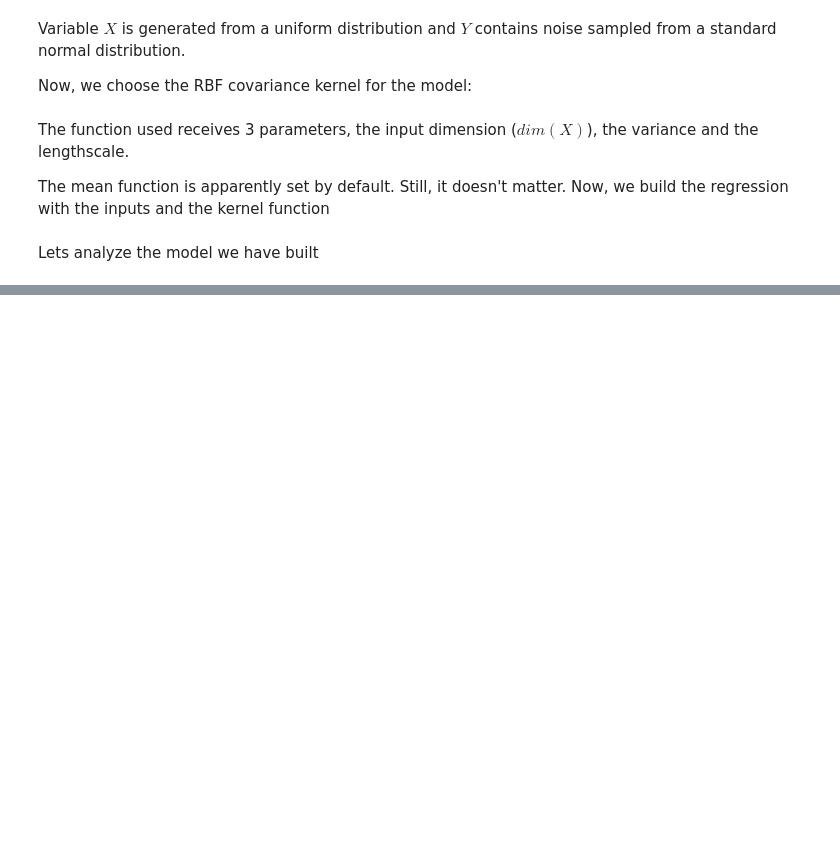
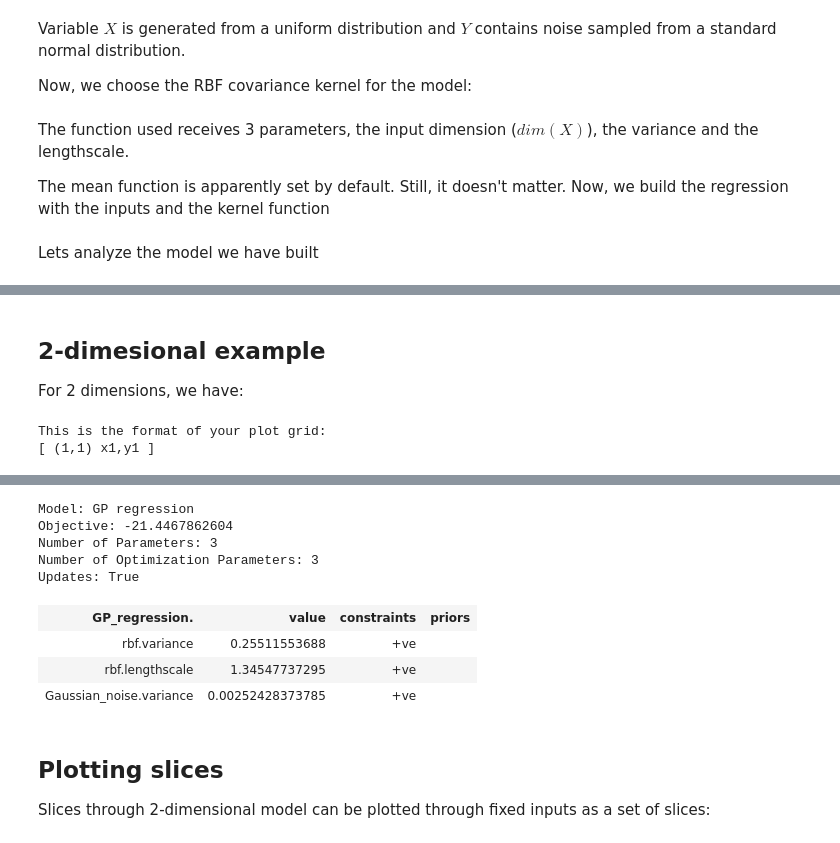
Before and after one commit to jsmarti/SURF_2016, a Jupyter notebook: My_notebook/My Notebook/Gaussian Process Tests.ipynb, the cells around one changed output, grey strips where cells are left out. Saved outputs shown, nothing was run; the diff lists cells and outputs as text; code cells hidden in the pictures; blank space fills up the shorter version.

```diff
--- a/My_notebook/My Notebook/Gaussian Process Tests.ipynb
+++ b/My_notebook/My Notebook/Gaussian Process Tests.ipynb
@@ -107,0 +166,23 @@ High five! You successfuly sent some data to your account on plotly. View your p
+# %% [markdown]
+## 2-dimesional example
+
+For 2 dimensions, we have:
+# %%
+#Sample inputs and outputs
+X = np.random.uniform(-3.,3.,(50,2))
+Y = np.sin(X[:,0:1])*np.sin(X[:,1:]) + np.random.randn(50,1)*0.05
+
+#Define the kernel
+k = GPy.kern.RBF(input_dim=2, variance = 1., lengthscale = 1.)
+
+#Model
+m = GPy.models.GPRegression(X,Y,k)
+
+#Optimize and plot
+m.optimize(messages = True, max_f_eval = 1000)
+fig = m.plot()
+display(GPy.plotting.show(fig, filename='2d regression'))
+display(m)
+# %% [output]
+This is the format of your plot grid:
+[ (1,1) x1,y1 ]
@@ -107,0 +190,13 @@ High five! You successfuly sent some data to your account on plotly. View your p
+Model: GP regression
+Objective: -21.4467862604
+Number of Parameters: 3
+Number of Optimization Parameters: 3
+Updates: True
+| GP_regression. | value | constraints | priors |
+| rbf.variance | 0.25511553688 | +ve |  |
+| rbf.lengthscale | 1.34547737295 | +ve |  |
+| Gaussian_noise.variance | 0.00252428373785 | +ve |  |
+# %% [markdown]
+## Plotting slices
+
+Slices through 2-dimensional model can be plotted through fixed inputs as a set of slices:
```
Also changed, not shown: parts of 12 cells of this notebook.
